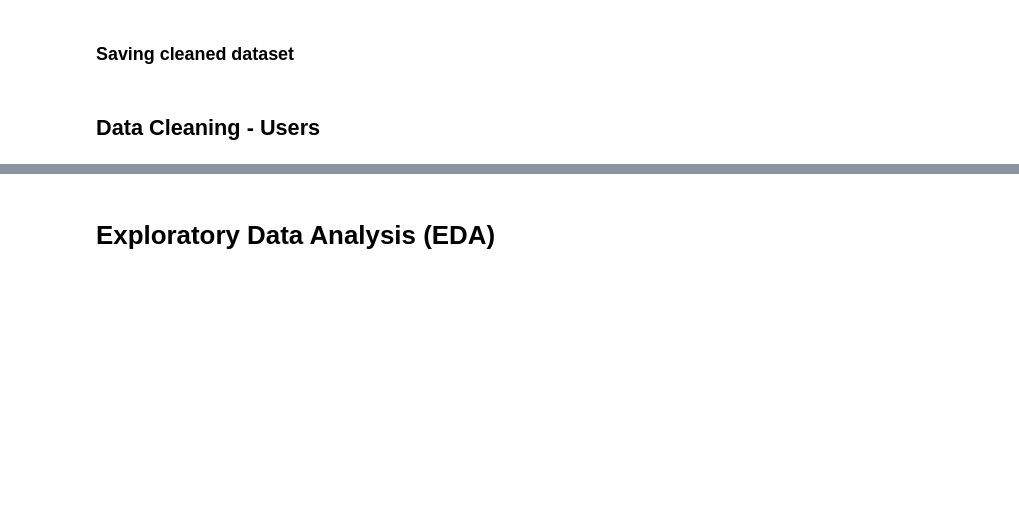
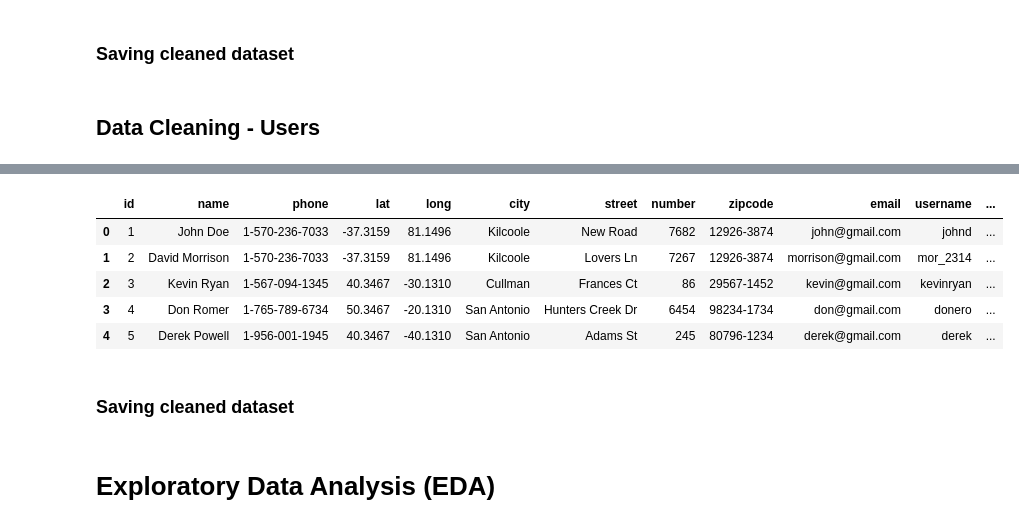
Before and after one commit to joaomj/api_data_analysis, a Jupyter notebook: notebook_eda.ipynb, the cells around one changed output, grey strips where cells are left out. Saved outputs shown, nothing was run; the diff lists cells and outputs as text; code cells hidden in the pictures; blank space fills up the shorter version.

```diff
--- a/notebook_eda.ipynb
+++ b/notebook_eda.ipynb
@@ -322,0 +430,17 @@ df1.to_csv('data/df_carts_cleaned.csv', index=False)
+# %%
+# Removendo a coluna '__v'
+df1.drop(columns='__v', inplace=True)
+
+# Mudando a ordem das colunas no dataset
+df1 = df1[['id', 'name', 'phone', 'lat', 'long', 'city', 'street', 'number', 'zipcode', 'email', 'username', 'password']]
+# %%
+df1.head()
+# %% [output]
+|  | id | name | phone | lat | long | city | street | number | zipcode | email | username | ... |
+| 0 | 1 | John Doe | 1-570-236-7033 | -37.3159 | 81.1496 | Kilcoole | New Road | 7682 | 12926-3874 | john@gmail.com | johnd | ... |
+| 1 | 2 | David Morrison | 1-570-236-7033 | -37.3159 | 81.1496 | Kilcoole | Lovers Ln | 7267 | 12926-3874 | morrison@gmail.com | mor_2314 | ... |
+| 2 | 3 | Kevin Ryan | 1-567-094-1345 | 40.3467 | -30.1310 | Cullman | Frances Ct | 86 | 29567-1452 | kevin@gmail.com | kevinryan | ... |
+| 3 | 4 | Don Romer | 1-765-789-6734 | 50.3467 | -20.1310 | San Antonio | Hunters Creek Dr | 6454 | 98234-1734 | don@gmail.com | donero | ... |
+| 4 | 5 | Derek Powell | 1-956-001-1945 | 40.3467 | -40.1310 | San Antonio | Adams St | 245 | 80796-1234 | derek@gmail.com | derek | ... |
+# %% [markdown]
+### Saving cleaned dataset
```
Also changed, not shown: parts of 12 cells of this notebook.
